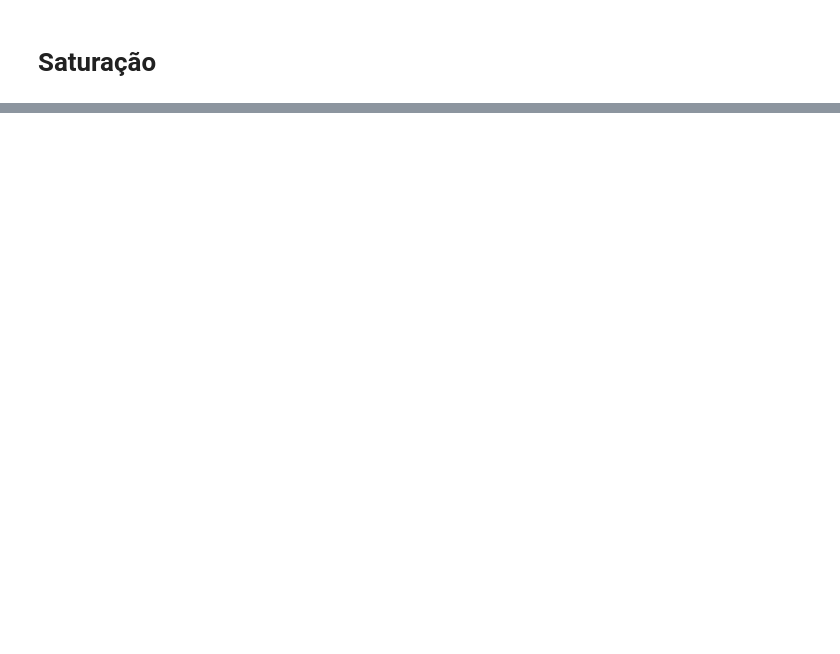
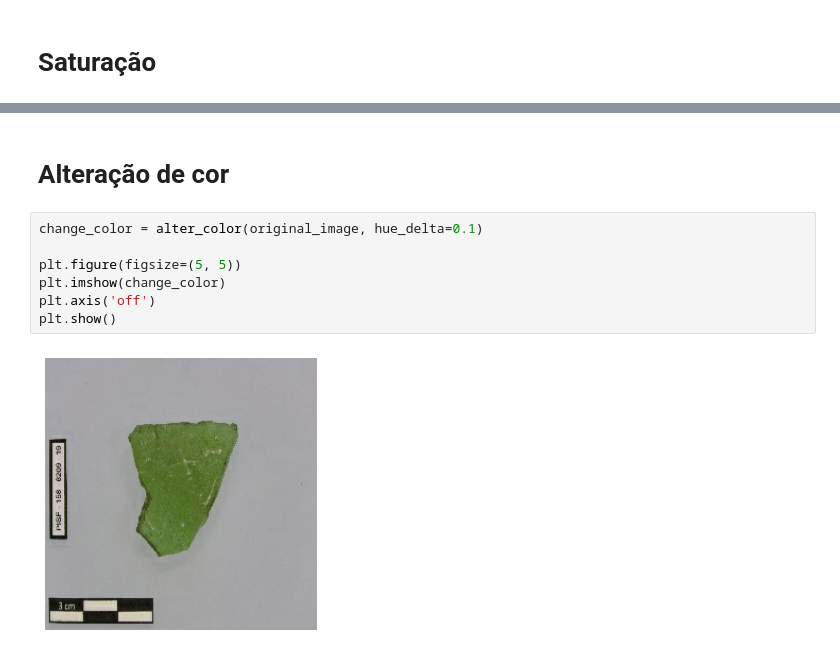
Before and after one commit to ArthurrCr/projeto_classificacao_artefatos, a Jupyter notebook: notebooks/_preprocessamento.ipynb, the cells around one changed output, grey strips where cells are left out. Drawn from its saved outputs; the diff is of its cells as text; blank space fills up the shorter version.

```diff
--- a/notebooks/_preprocessamento.ipynb
+++ b/notebooks/_preprocessamento.ipynb
@@ -110,0 +126,11 @@ plt.show()
+# %% [markdown]
+# Alteração de cor
+# %%
+change_color = alter_color(original_image, hue_delta=0.1)
+
+plt.figure(figsize=(5, 5))
+plt.imshow(change_color)
+plt.axis('off')
+plt.show()
+# %% [output]
+[figure, added]
```
Also changed, not shown: parts of 14 cells of this notebook, 6 other files.
